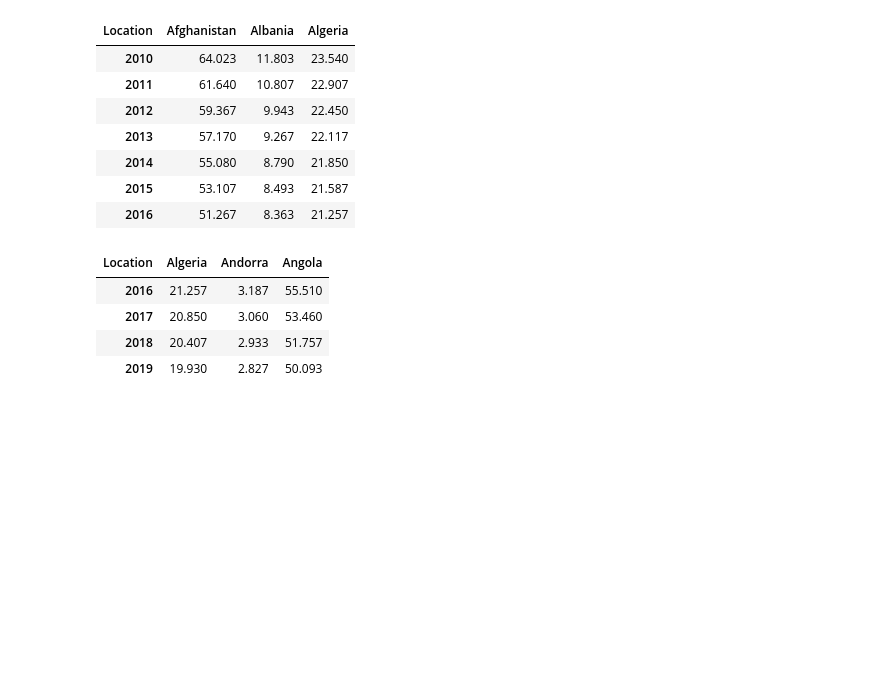
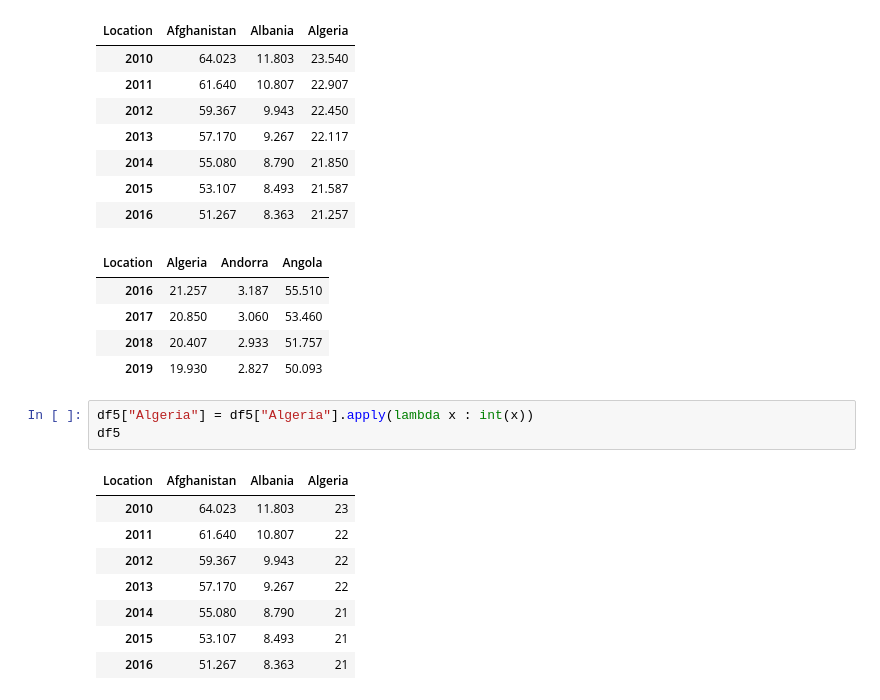
Before and after one commit to gitea0101/jupyter_note, a Jupyter notebook: dataframe/pandas_ex.ipynb, the cells around one changed output. Drawn from its saved outputs; the diff is of its cells as text; blank space fills up the shorter version.

```diff
--- a/dataframe/pandas_ex.ipynb
+++ b/dataframe/pandas_ex.ipynb
@@ -890,3 +890,15 @@ display(df6)
 | 2017 | 20.850 | 3.060 | 53.460 |
 | 2018 | 20.407 | 2.933 | 51.757 |
 | 2019 | 19.930 | 2.827 | 50.093 |
+# %%
+df5["Algeria"] = df5["Algeria"].apply(lambda x : int(x))
+df5
+# %% [output]
+| Location | Afghanistan | Albania | Algeria |
+| 2010 | 64.023 | 11.803 | 23 |
+| 2011 | 61.640 | 10.807 | 22 |
+| 2012 | 59.367 | 9.943 | 22 |
+| 2013 | 57.170 | 9.267 | 22 |
+| 2014 | 55.080 | 8.790 | 21 |
+| 2015 | 53.107 | 8.493 | 21 |
+| 2016 | 51.267 | 8.363 | 21 |
```
Also changed, not shown: parts of 1 cell of this notebook.
